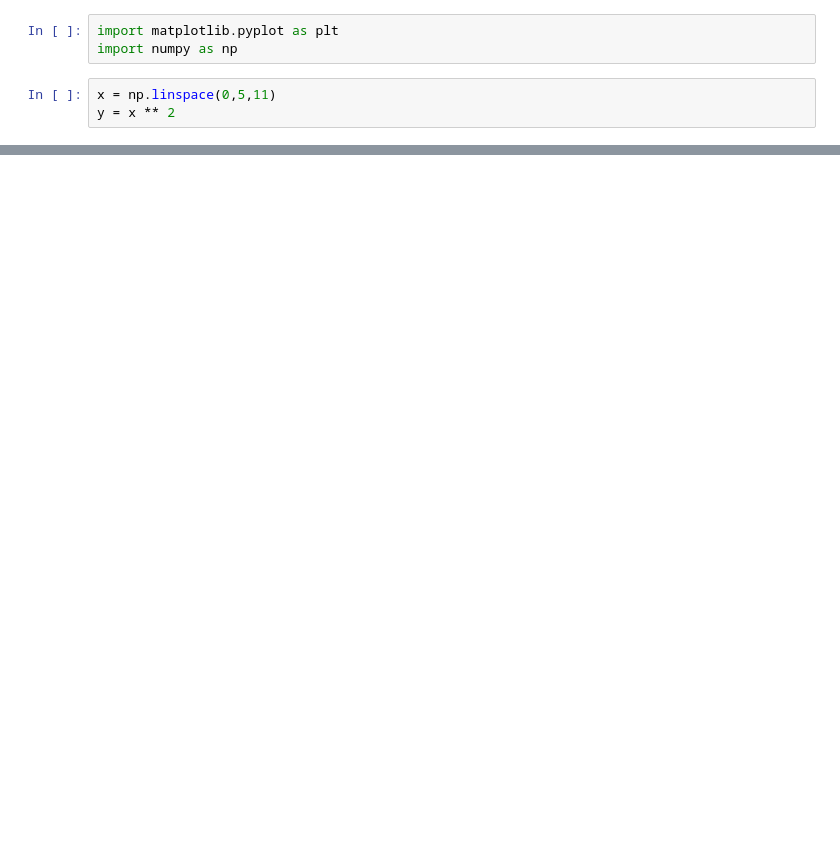
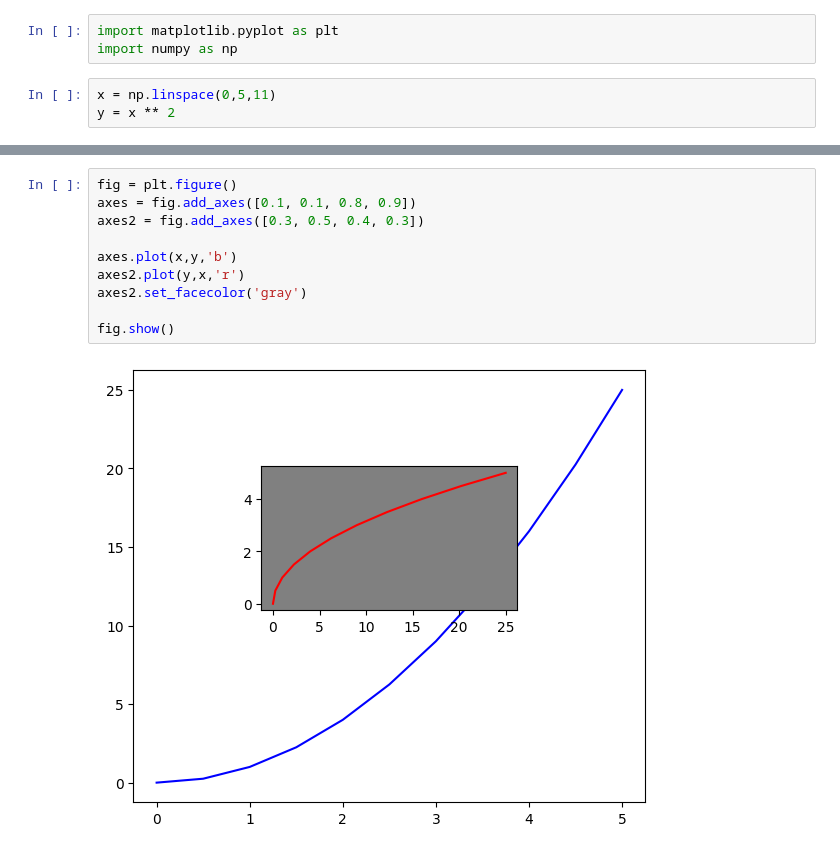
Before and after one commit to williandres/AiRoute, a Jupyter notebook: proffesional_python/matplotlib/oo_method.ipynb, the cells around one changed output, grey strips where cells are left out. Cells and saved outputs as stored; diff of their text form; blank space fills up the shorter version.

```diff
--- a/proffesional_python/matplotlib/oo_method.ipynb
+++ b/proffesional_python/matplotlib/oo_method.ipynb
@@ -16,0 +29,12 @@ ValueError: 'n' is not a valid format string (unrecognized character 'n')
+# %%
+fig = plt.figure()
+axes = fig.add_axes([0.1, 0.1, 0.8, 0.9])
+axes2 = fig.add_axes([0.3, 0.5, 0.4, 0.3])
+
+axes.plot(x,y,'b')
+axes2.plot(y,x,'r')
+axes2.set_facecolor('gray')
+
+fig.show()
+# %% [output]
+[figure, added]
```
Also changed, not shown: parts of 4 cells of this notebook.
